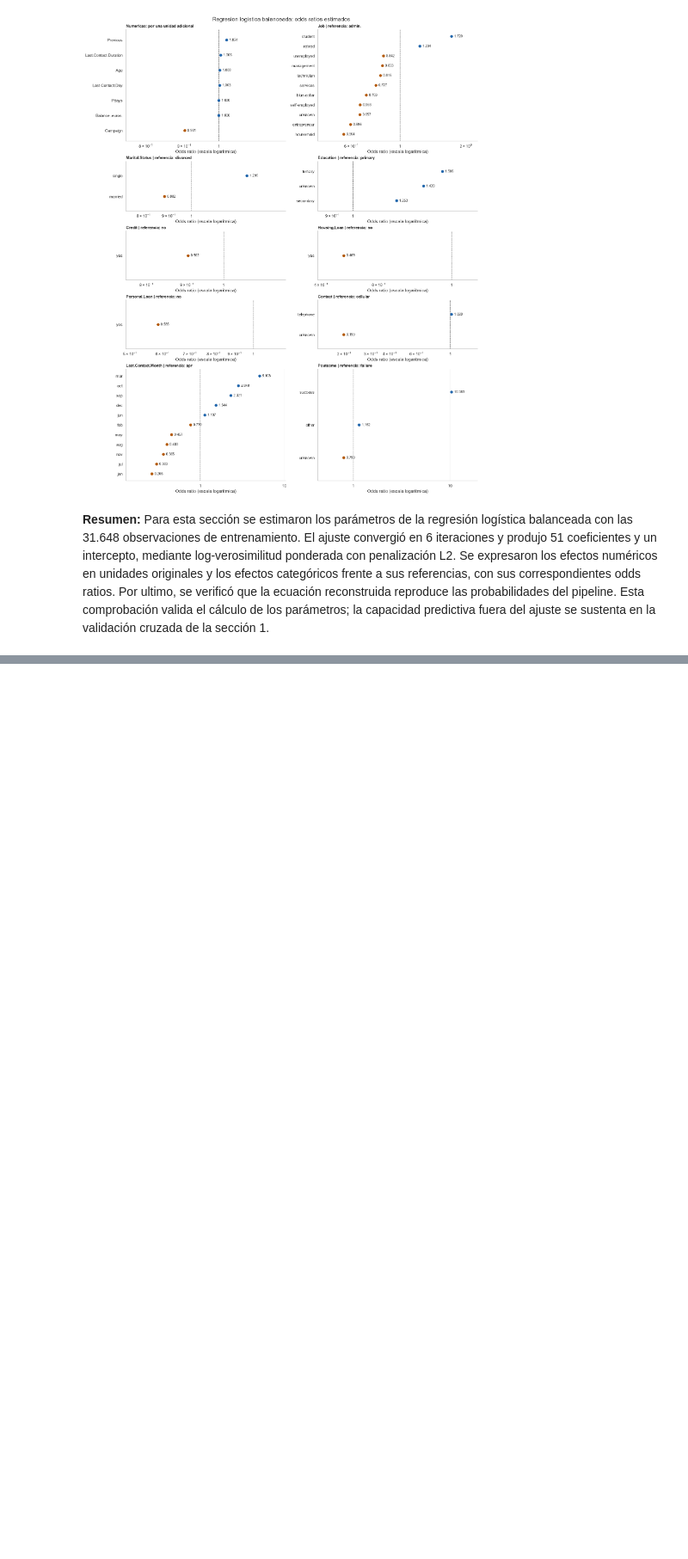
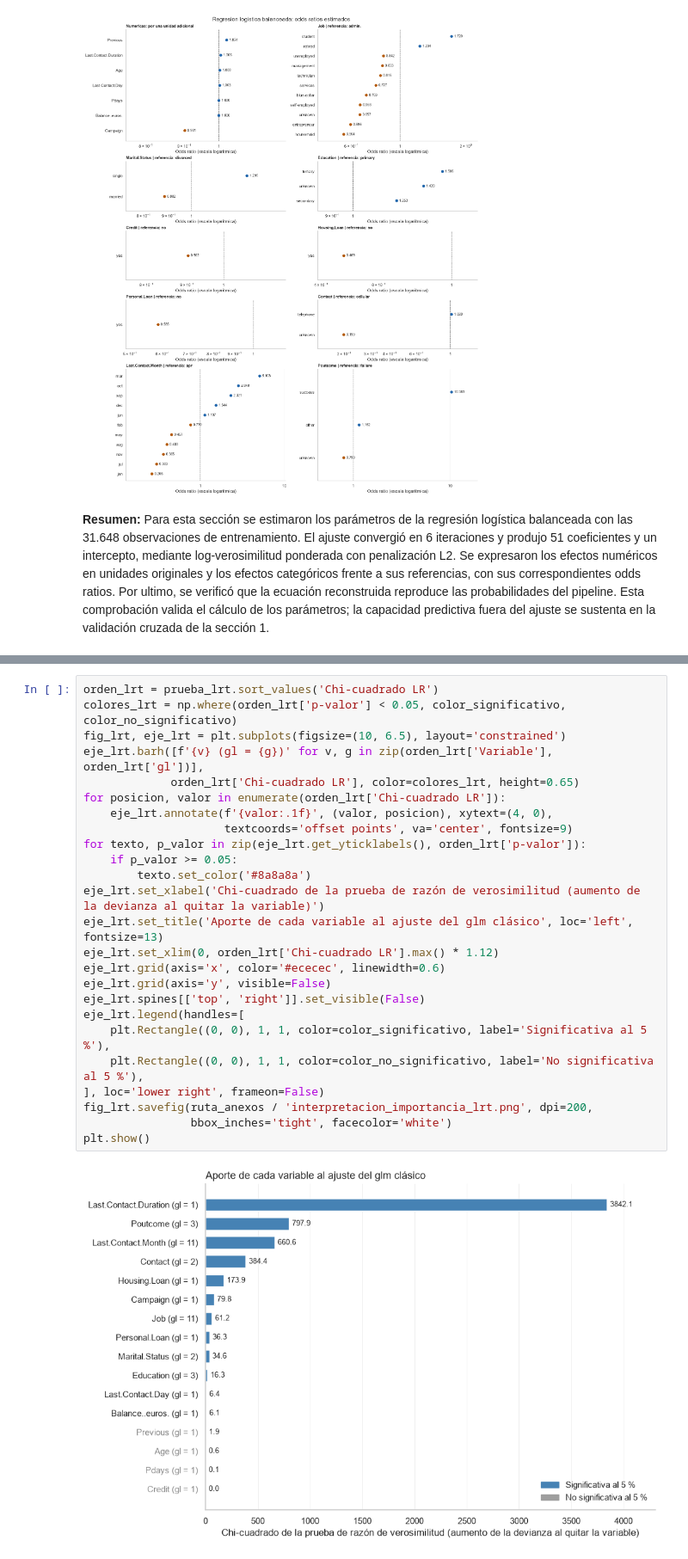
Before and after one commit to DiegoFS99/proyecto-mae, a Jupyter notebook: desarrollo_modelo_clasificacion.ipynb, the cells around one changed output, grey strips where cells are left out. Shown at 86% size. Saved outputs shown, nothing was run; the diff lists cells and outputs as text; blank space fills up the shorter version.

```diff
--- a/desarrollo_modelo_clasificacion.ipynb
+++ b/desarrollo_modelo_clasificacion.ipynb
@@ -515,0 +882,27 @@ Para esta sección se estimaron los parámetros de la regresión logística bala
+# %%
+orden_lrt = prueba_lrt.sort_values('Chi-cuadrado LR')
+colores_lrt = np.where(orden_lrt['p-valor'] < 0.05, color_significativo, color_no_significativo)
+fig_lrt, eje_lrt = plt.subplots(figsize=(10, 6.5), layout='constrained')
+eje_lrt.barh([f'{v} (gl = {g})' for v, g in zip(orden_lrt['Variable'], orden_lrt['gl'])],
+             orden_lrt['Chi-cuadrado LR'], color=colores_lrt, height=0.65)
+for posicion, valor in enumerate(orden_lrt['Chi-cuadrado LR']):
+    eje_lrt.annotate(f'{valor:.1f}', (valor, posicion), xytext=(4, 0),
+                     textcoords='offset points', va='center', fontsize=9)
+for texto, p_valor in zip(eje_lrt.get_yticklabels(), orden_lrt['p-valor']):
+    if p_valor >= 0.05:
+        texto.set_color('#8a8a8a')
+eje_lrt.set_xlabel('Chi-cuadrado de la prueba de razón de verosimilitud (aumento de la devianza al quitar la variable)')
+eje_lrt.set_title('Aporte de cada variable al ajuste del glm clásico', loc='left', fontsize=13)
+eje_lrt.set_xlim(0, orden_lrt['Chi-cuadrado LR'].max() * 1.12)
+eje_lrt.grid(axis='x', color='#ececec', linewidth=0.6)
+eje_lrt.grid(axis='y', visible=False)
+eje_lrt.spines[['top', 'right']].set_visible(False)
+eje_lrt.legend(handles=[
+    plt.Rectangle((0, 0), 1, 1, color=color_significativo, label='Significativa al 5 %'),
+    plt.Rectangle((0, 0), 1, 1, color=color_no_significativo, label='No significativa al 5 %'),
+], loc='lower right', frameon=False)
+fig_lrt.savefig(ruta_anexos / 'interpretacion_importancia_lrt.png', dpi=200,
+                bbox_inches='tight', facecolor='white')
+plt.show()
+# %% [output]
+[figure, added]
```
Also changed, not shown: parts of 26 cells of this notebook, 4 other files.
